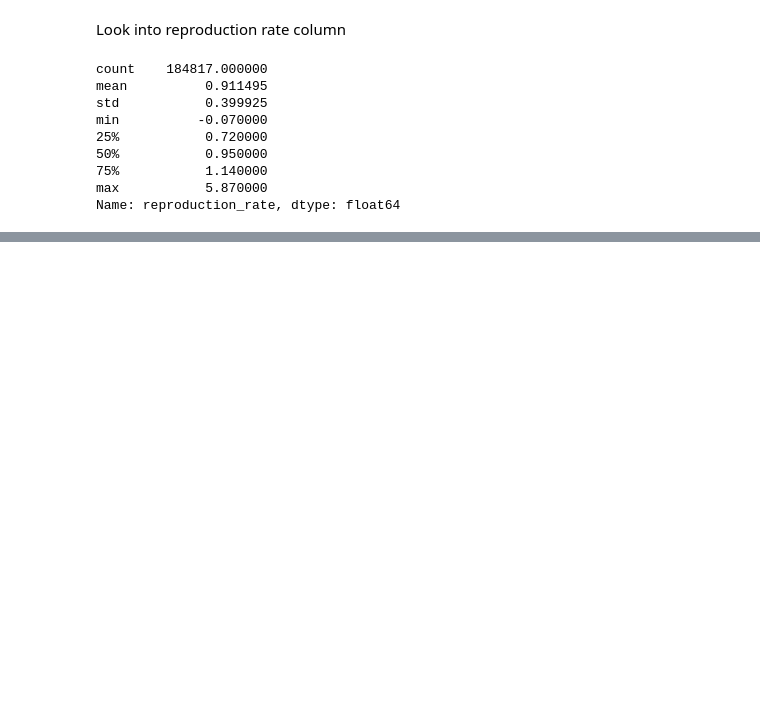
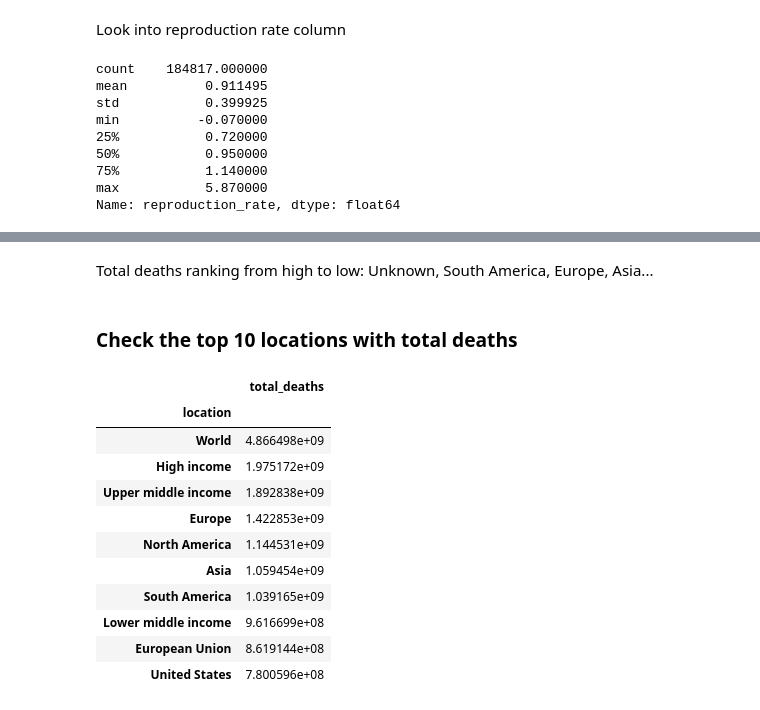
Before and after one commit to QiCai1995/COVID-19-Impact, a Jupyter notebook: Practice.ipynb, the cells around one changed output, grey strips where cells are left out. Cells and saved outputs as stored; diff of their text form; code cells hidden in the pictures; blank space fills up the shorter version.

```diff
--- a/Practice.ipynb
+++ b/Practice.ipynb
@@ -139,0 +163,19 @@ Name: reproduction_rate, dtype: float64
+# %% [markdown]
+Total deaths ranking from high to low: Unknown, South America, Europe, Asia...
+# %% [markdown]
+### Check the top 10 locations with total deaths
+# %%
+df.groupby('location').agg({'total_deaths': 'sum'}).sort_values(by='total_deaths', ascending = False).head(10)
+# %% [output]
+|  | total_deaths |
+| location |  |
+| World | 4.866498e+09 |
+| High income | 1.975172e+09 |
+| Upper middle income | 1.892838e+09 |
+| Europe | 1.422853e+09 |
+| North America | 1.144531e+09 |
+| Asia | 1.059454e+09 |
+| South America | 1.039165e+09 |
+| Lower middle income | 9.616699e+08 |
+| European Union | 8.619144e+08 |
+| United States | 7.800596e+08 |
```
Also changed, not shown: parts of 6 cells of this notebook.
